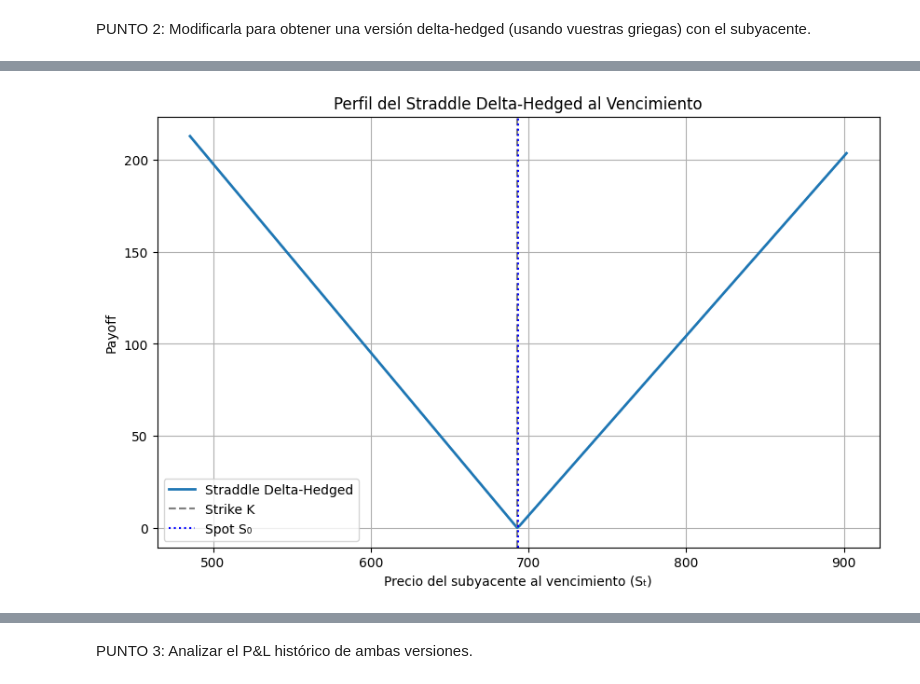
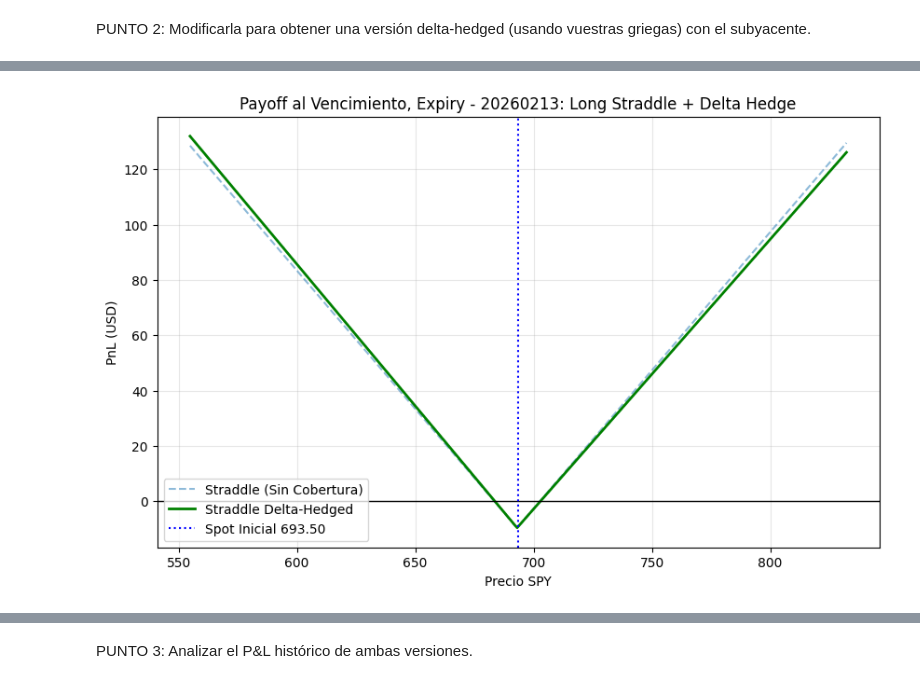
Before and after one commit to NataliaSJO/Practica-4-Miax-Opciones, a Jupyter notebook: EJERCICIO_MIAX_17012026.ipynb, the cells around one changed output, grey strips where cells are left out. Drawn from its saved outputs; the diff is of its cells as text; code cells hidden in the pictures.

```diff
--- a/EJERCICIO_MIAX_17012026.ipynb
+++ b/EJERCICIO_MIAX_17012026.ipynb
@@ -556,7 +572,7 @@ if __name__ == "__main__":
     spy = Stock("SPY", "SMART", "USD")
 
     # -------------------------
-    # 1) Conexión IBKR
+    # Conexión IBKR
     # -------------------------
     try:
         print("Conectando...")
@@ -570,7 +586,7 @@ if __name__ == "__main__":
     ib.qualifyContracts(spy)
 
     # -------------------------
-    # 2) Precio spot desde CSV
+    # Precio spot desde CSV
     # -------------------------
     df_prices = pd.read_csv("Prices.csv")
     df_prices["Date"] = pd.to_datetime(df_prices["Date"], format="%m-%d-%y")
@@ -583,7 +599,7 @@ if __name__ == "__main__":
         raise RuntimeError("No se pudo obtener precio del SPY.")
 
     # -------------------------
-    # 3) Cargar cadena desde CSV (tus datos)
+    # Cargar cadena desde CSV
     # -------------------------
     df = pd.read_csv("data.csv")
 
@@ -604,7 +620,7 @@ if __name__ == "__main__":
     df["put_mid"]  = (df["put_bid"]  + df["put_ask"])  / 2
 
     # -------------------------
-    # 4) Expiry
+    # Expiry
     # -------------------------
     chains = ib.reqSecDefOptParams("SPY", "", "STK", spy.conId)
     chain = next(c for c in chains if c.exchange == "SMART" and c.tradingClass == "SPY")
@@ -618,7 +634,7 @@ if __name__ == "__main__":
     print(f"Expiry elegido: {expiry} | T (años aprox): {T:.6f}")
 
     # -------------------------
-    # 5) Strike ATM desde tu CSV
+    # Strike ATM desde tu CSV
     # -------------------------
     K = df.iloc[(df["EXERCISE"] - S).abs().argmin()]["EXERCISE"]
     row = df[df["EXERCISE"] == K].iloc[0]
@@ -631,7 +647,7 @@ if __name__ == "__main__":
     print(f"Put  mid price (CSV): {priceP}")
 
     # -------------------------
-    # 6) Calibración
+    # Calibración
     # -------------------------
     if not (math.isnan(priceC) or math.isnan(priceP)):
         r_calib = get_risk_free_rate_yahoo(default=0.045)
@@ -644,12 +660,11 @@ if __name__ == "__main__":
         print("ERROR: Faltan precios de opciones en el CSV.")
 
     # -----------------------------------------
-    # 7) Calibración de IV usando tu función americana
+    # Calibración de IV usando tu función americana
     # -----------------------------------------
 
     sigma_call = implied_vol_bs(priceC, S, K, T, r_calib, q_calib, "C")
     sigma_put  = implied_vol_bs(priceP, S, K, T, r_calib, q_calib, "P")
-
 
     print("\n--- IV Europea (BS) ---")
     print(f"Call IV: {sigma_call:.4f}")
@@ -659,43 +674,69 @@ if __name__ == "__main__":
         raise RuntimeError("No se pudo calibrar IV europea (Black-Scholes).")
 
     # -----------------------------------------
-    # 8) Perfil del Straddle Delta-Hedged
+    # Perfil del Straddle Delta-Hedged
     # -----------------------------------------
-
-    # Delta inicial del straddle
+    # Delta inicial del straddle (Suma de deltas de Call y Put)
     gC0 = bs_greeks_manual(S, K, T, r_calib, q_calib, sigma_call, "C")
     gP0 = bs_greeks_manual(S, K, T, r_calib, q_calib, sigma_put,  "P")
-    delta0 = gC0["delta"] + gP0["delta"]
+    delta_total = gC0["delta"] + gP0["delta"]
 
-    print(f"\nDelta inicial del straddle: {delta0:.4f}")
+    print(f"\nDelta inicial del straddle: {delta_total:.4f}")
+    print(f"Para neutralizar, se deben operar {-delta_total:.4f} acciones de SPY por cada straddle.")
 
     # Rango de precios para dibujar
-    S_range = np.linspace(S * 0.7, S * 1.3, 300)
+    S_range = np.linspace(S * 0.8, S * 1.2, 300)
 
-    # Payoff del straddle al vencimiento
-    payoff_straddle = np.abs(S_range - K)
+    # Coste total (Prima pagada)
+    STRADDLE_COST = priceC + priceP
 
-    # Payoff del hedge inicial (posición -delta0 en el subyacente)
-    payoff_hedge = delta0 * (S_range - S)
+    # Payoff del straddle puro al vencimiento (incluyendo el coste)
+    payoff_straddle_puro = np.maximum(S_range - K, 0) + np.maximum(K - S_range, 0) - STRADDLE_COST
 
-    # Payoff delta-hedged
-    payoff_delta_hedged = payoff_straddle - payoff_hedge
+    # Payoff del hedge: Si delta es (+), vendemos SPY. Si es (-), compramos SPY.
+    # Ganancia/Pérdida de la cobertura = Cantidad * (Precio_Final - Precio_Inicial)
+    # Aquí usamos delta_total porque es la cantidad de acciones a operar (en signo opuesto)
+    payoff_hedge = -delta_total * (S_range - S)
+
+    # Payoff Total Delta-Hedged
+    payoff_final = payoff_straddle_puro + payoff_hedge
 
     # -----------------------------------------
-    # Gráfico
+    # Ejecucion en TWS del Straddle Delta-Hedged
+    # -----------------------------------------
+    def ejecutar_estrategia_hedged(ib, call_con, put_con, spy_con, pC, pP, pS, d_total):
+
+        o_call = MarketOrder('BUY', 1, lmtPrice=pC, tif='DAY')
+        o_put  = MarketOrder('BUY', 1, lmtPrice=pP, tif='DAY')
+
+        # El hedge: si delta_total es 0.10, vendemos 10 acciones (redondeando)
+        # Para este ejemplo usaremos 1 acción para simplificar
+        accion_hedge = 'SELL' if d_total > 0 else 'BUY'
+        o_hedge = MarketOrder(accion_hedge, 1) # Las acciones suelen permitir Market mejor que las opciones
+
+        print(f"Ejecutando Hedge: {accion_hedge} 1 acción de SPY")
+        ib.placeOrder(call_con, o_call)
+        ib.placeOrder(put_con, o_put)
+        ib.placeOrder(spy_con, o_hedge)
+
+    # Llamada a ejecución
+        ejecutar_estrategia_hedged(ib, call_con, put_con, spy, priceC, priceP, S, delta_total)
+
+    # -----------------------------------------
+    # Gráfico de Payoff corregido
     # -----------------------------------------
     plt.figure(figsize=(10,6))
-    plt.plot(S_range, payoff_delta_hedged, label="Straddle Delta-Hedged", linewidth=2)
-    plt.axvline(K, color="gray", linestyle="--", label="Strike K")
-    plt.axvline(S, color="blue", linestyle=":", label="Spot S₀")
-    plt.title("Perfil del Straddle Delta-Hedged al Vencimiento")
-    plt.xlabel("Precio del subyacente al vencimiento (Sₜ)")
-    plt.ylabel("Payoff")
-    plt.grid(True)
+    plt.plot(S_range, payoff_straddle_puro, '--', label="Straddle (Sin Cobertura)", alpha=0.5)
+    plt.plot(S_range, payoff_final, label="Straddle Delta-Hedged", linewidth=2, color='green')
+    plt.axhline(0, color="black", linewidth=1)
+    plt.axvline(S, color="blue", linestyle=":", label=f"Spot Inicial {S:.2f}")
+    plt.title(f"Payoff al Vencimiento, Expiry - {expiry}: Long Straddle + Delta Hedge")
+    plt.xlabel("Precio SPY")
+    plt.ylabel("PnL (USD)")
+    plt.grid(True, alpha=0.3)
     plt.legend()
     plt.show()
 
-
     ib.disconnect()
 # %% [output]
 Conectando...
@@ -717,2 +759,2 @@ Delta inicial del straddle: 0.0247
-[figure, old version]
+[figure, new version]
 # %% [markdown]
```
Also changed, not shown: parts of 11 cells of this notebook.
